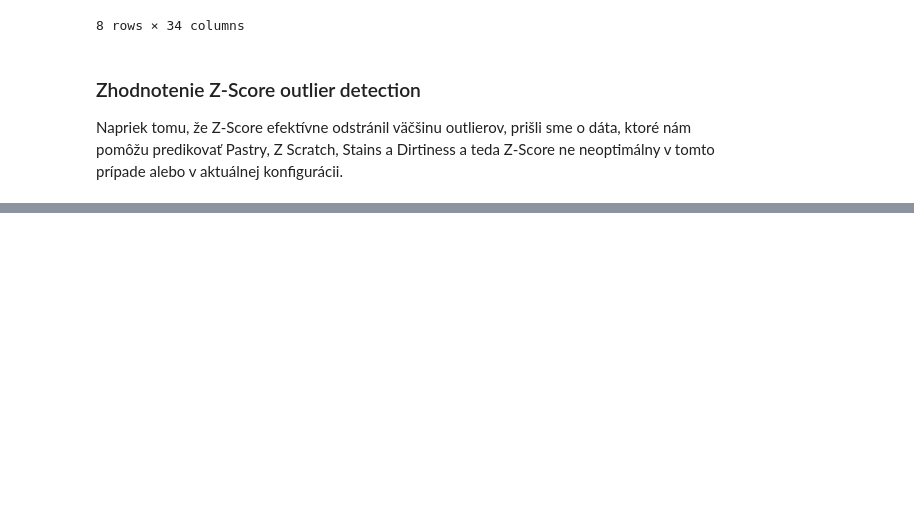
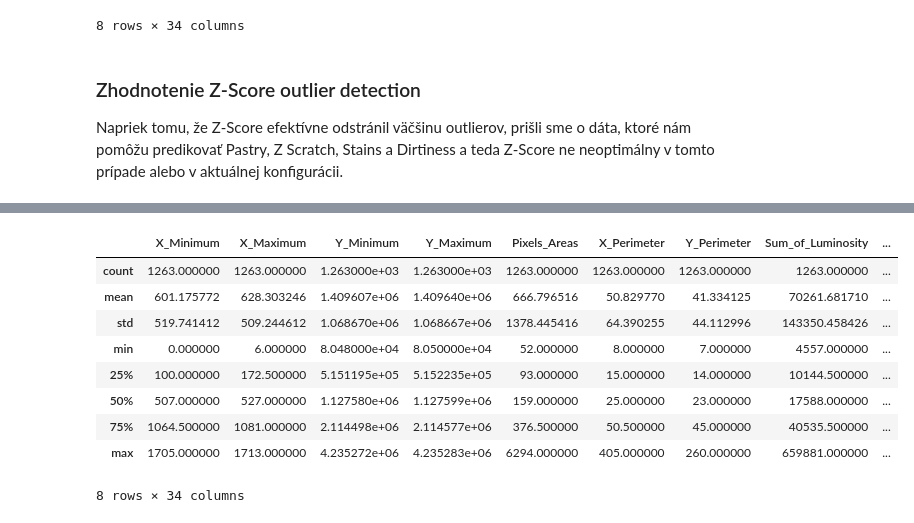
Before and after one commit to AmalAkh/zneus-project-1, a Jupyter notebook: eda.ipynb, the cells around one changed output, grey strips where cells are left out. Drawn from its saved outputs; the diff is of its cells as text; code cells hidden in the pictures; blank space fills up the shorter version.

```diff
--- a/eda.ipynb
+++ b/eda.ipynb
@@ -205,0 +276,13 @@ Napriek tomu, že Z-Score efektívne odstránil väčšinu outlierov, prišli sm
+# %%
+df_clean.describe()
+# %% [output]
+|  | X_Minimum | X_Maximum | Y_Minimum | Y_Maximum | Pixels_Areas | X_Perimeter | Y_Perimeter | Sum_of_Luminosity | ... |
+| count | 1263.000000 | 1263.000000 | 1.263000e+03 | 1.263000e+03 | 1263.000000 | 1263.000000 | 1263.000000 | 1263.000000 | ... |
+| mean | 601.175772 | 628.303246 | 1.409607e+06 | 1.409640e+06 | 666.796516 | 50.829770 | 41.334125 | 70261.681710 | ... |
+| std | 519.741412 | 509.244612 | 1.068670e+06 | 1.068667e+06 | 1378.445416 | 64.390255 | 44.112996 | 143350.458426 | ... |
+| min | 0.000000 | 6.000000 | 8.048000e+04 | 8.050000e+04 | 52.000000 | 8.000000 | 7.000000 | 4557.000000 | ... |
+| 25% | 100.000000 | 172.500000 | 5.151195e+05 | 5.152235e+05 | 93.000000 | 15.000000 | 14.000000 | 10144.500000 | ... |
+| 50% | 507.000000 | 527.000000 | 1.127580e+06 | 1.127599e+06 | 159.000000 | 25.000000 | 23.000000 | 17588.000000 | ... |
+| 75% | 1064.500000 | 1081.000000 | 2.114498e+06 | 2.114577e+06 | 376.500000 | 50.500000 | 45.000000 | 40535.500000 | ... |
+| max | 1705.000000 | 1713.000000 | 4.235272e+06 | 4.235283e+06 | 6294.000000 | 405.000000 | 260.000000 | 659881.000000 | ... |
+8 rows × 34 columns
```
Also changed, not shown: parts of 8 cells of this notebook.
